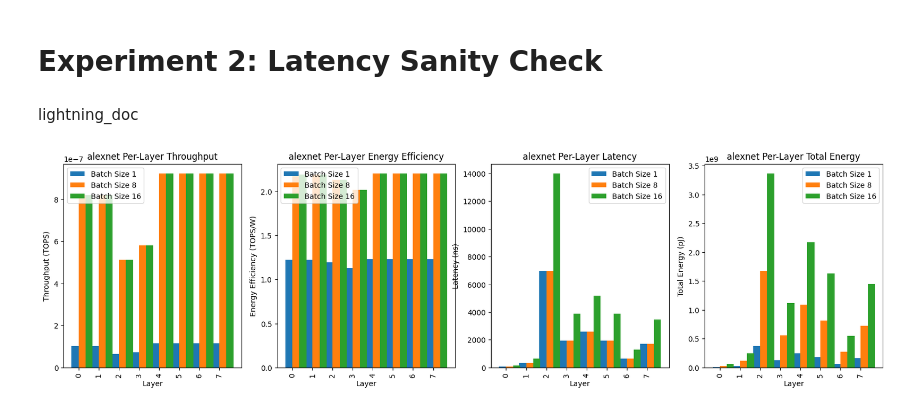
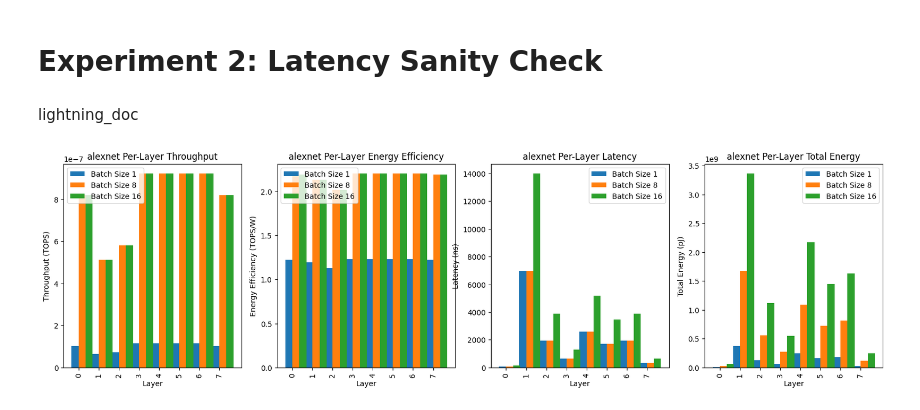
Before and after one commit to czarkos/ka-chow, a Jupyter notebook: workspace/models/arch/1_macro/lightning_sigc_2023/lightning_guide.ipynb, the cells around one changed output. Drawn from its saved outputs; the diff is of its cells as text; code cells hidden in the pictures.

Commit message:
making DNN tests generaal + more experiments

```diff
--- a/workspace/models/arch/1_macro/lightning_sigc_2023/lightning_guide.ipynb
+++ b/workspace/models/arch/1_macro/lightning_sigc_2023/lightning_guide.ipynb
@@ -132,10 +134,11 @@ for i, dnn in enumerate(["alexnet"]):
         "test_full_dnn",
         dnn_name=dnn,
         show_doc=(i == 0),
-        num_parallel_batches=8,
-        batch_sizes=[1, 8, 16]
+        batch_sizes=[1, 8, 16],
+        num_parallel_wavelengths=[24],
+        num_parallel_batches=[8],
+        num_parallel_weights=[24]
     )
-
 
 fig, axs = plt.subplots(1, 2, figsize=(15, 5))
 
@@ -202,10 +207,11 @@ for i, dnn in enumerate(["resnet18"]):
         "test_full_dnn",
         dnn_name=dnn,
         show_doc=i == 0,
-        num_parallel_batches=8,
-        batch_sizes=[1, 8, 16]
+        batch_sizes=[1, 8, 16],
+        num_parallel_wavelengths=[24],
+        num_parallel_batches=[8],
+        num_parallel_weights=[24]
     )
-
 
 fig, axs = plt.subplots(1, 2, figsize=(15, 5))
 
@@ -268,7 +279,7 @@ display_markdown("# Experiment 1: DNN Comparison")
 results = {}
 for i, dnn in enumerate(["alexnet", "vgg16", "resnet18"]):
     results[dnn] = run_test(
-        "lightning_sigc_2023", "test_full_dnn", dnn_name=dnn, show_doc=i == 0, batch_sizes=[1, 8]
+        "lightning_sigc_2023", "test_full_dnn", dnn_name=dnn, show_doc=i == 0, batch_sizes=[1, 8], num_parallel_wavelengths=[24], num_parallel_batches=[1], num_parallel_weights=[24]
     )
 
 fig, axs = plt.subplots(1, 2, figsize=(15, 5))
@@ -312,35 +323,37 @@ for i, dnn in enumerate(["alexnet"]):
         "test_full_dnn",
         dnn_name=dnn,
         show_doc=(i == 0),
-        num_parallel_batches=8,
-        batch_sizes=[1, 8, 16]
+        batch_sizes=[1, 8, 16],
+        num_parallel_wavelengths=[24],
+        num_parallel_batches=[8],
+        num_parallel_weights=[24]
     )
 
 # Per-Layer Results
 for dnn, result in results.items():
     fig, ax = plt.subplots(1, 4, figsize=(20, 5))
     for ax, attrname, title, ylabel in [
         (ax[0], "tops", "Throughput", "TOPS"),
         (ax[1], "tops_per_w", "Energy Efficiency", "TOPS/W"),
         (ax[2], "latency", "Latency", "ns"),
         (ax[3], "total_energy", "Total Energy", "pJ"),
     ]:
         per_layer_results = {}
         for j, same_layers in enumerate(zip(*result.split_by("BATCH_SIZE"))):
             per_layer_results[j] = {
                 f'Batch Size {r.variables["BATCH_SIZE"]}': getattr(r, attrname)
                 for r in same_layers
             }
         bar_side_by_side(
             per_layer_results,
             xlabel="Layer",
             ylabel=f"{title} ({ylabel})",
             title=f"{dnn} Per-Layer {title}",
             ax=ax,
         )
 # %% [output]
 
    lightning_doc
-[figure, old version]
+[figure, new version]
 # %%
 display_markdown("# Experiment 3: Performance vs Num Wavelengths")
```
Also changed, not shown: parts of 10 cells of this notebook, 1 other file.
